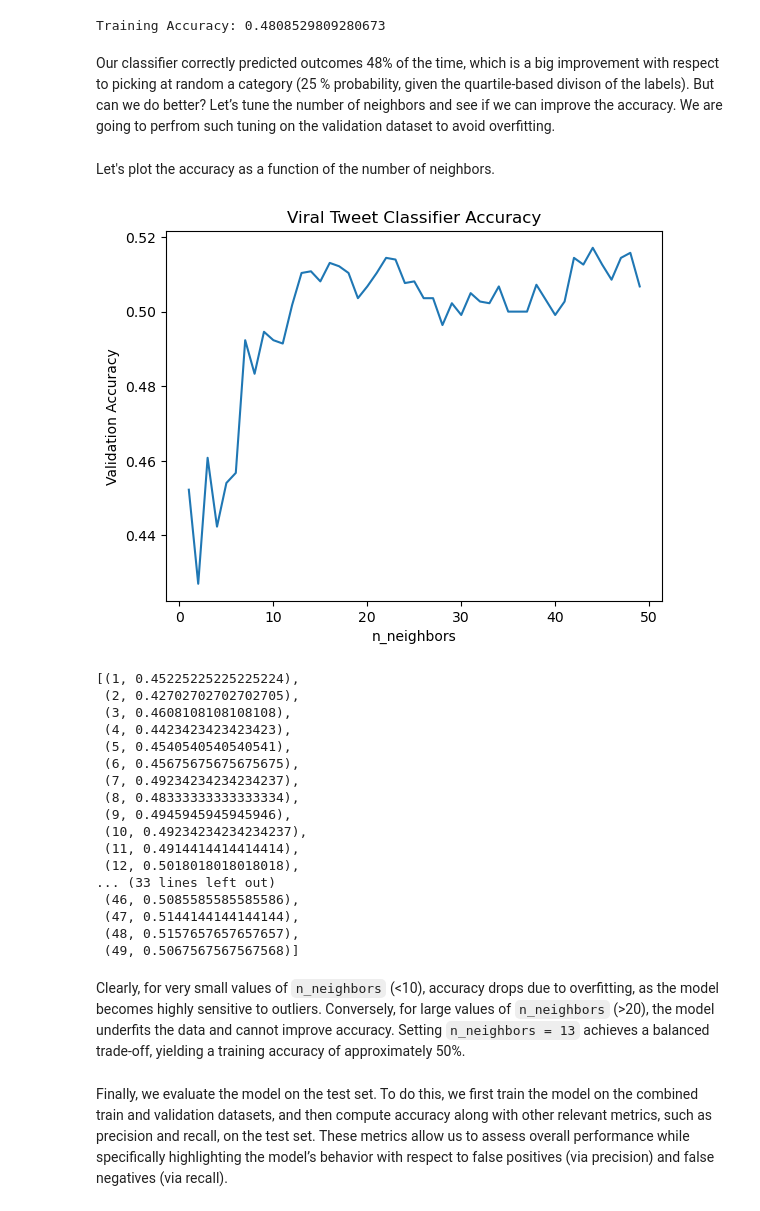
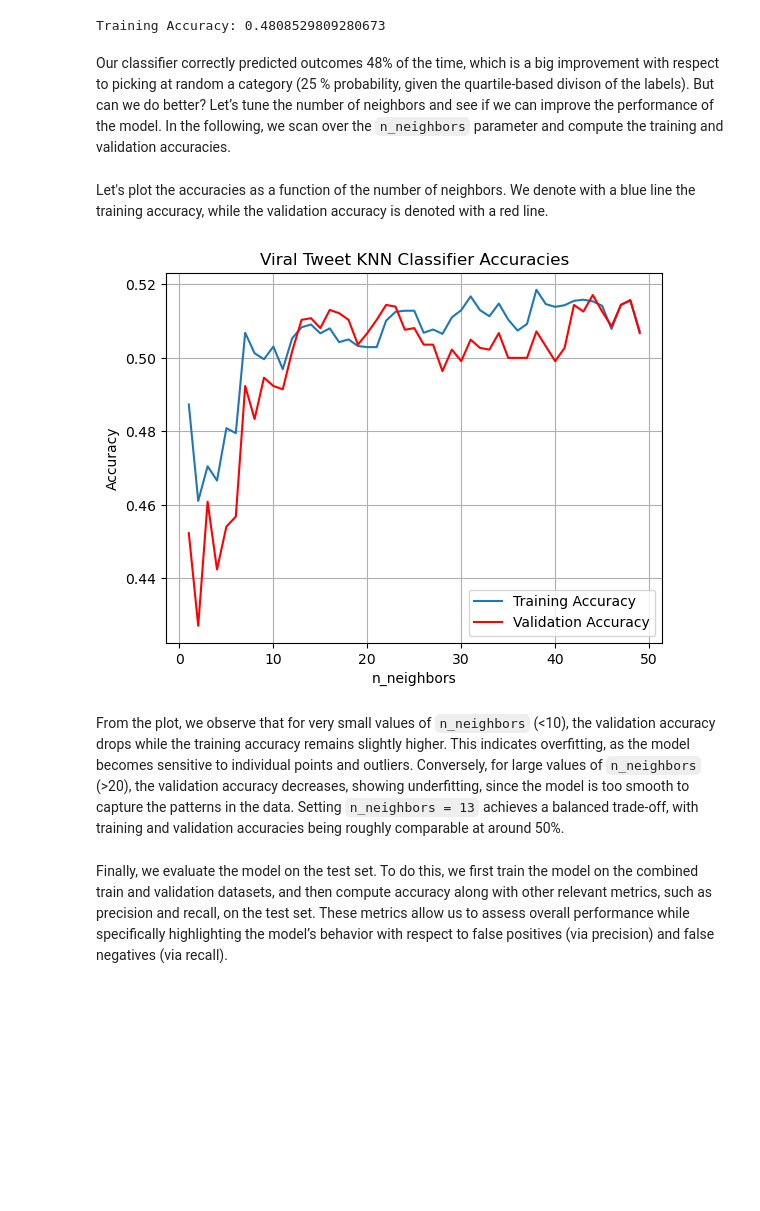
Before and after one commit to alessandrodondarini/tweet-virality-prediction, a Jupyter notebook: notebooks/supML_twitter.ipynb, the cells around one changed output. Saved outputs shown, nothing was run; the diff lists cells and outputs as text; code cells hidden in the pictures; blank space fills up the shorter version.

Commit message:
Extended discussion on hyperparameter tuning

```diff
--- a/notebooks/supML_twitter.ipynb
+++ b/notebooks/supML_twitter.ipynb
@@ -347,47 +347,35 @@ print('Training Accuracy:', accuracy_score(y_train, predicted_train_labels))
 # %% [output]
 Training Accuracy: 0.4808529809280673
 # %% [markdown]
-Our classifier correctly predicted outcomes 48% of the time, which is a big improvement with respect to picking at random a category (25 % probability, given the quartile-based divison of the labels). But can we do better? Let’s tune the number of neighbors and see if we can improve the accuracy. We are going to perfrom such tuning  on the validation dataset to avoid overfitting.
+Our classifier correctly predicted outcomes 48% of the time, which is a big improvement with respect to picking at random a category (25 % probability, given the quartile-based divison of the labels). But can we do better? Let’s tune the number of neighbors and see if we can improve the  performance of the model. In the following, we scan over the `n_neighbors` parameter and compute the training and validation accuracies.
 # %%
-accuracies = []
+accuracies_train = []
+accuracies_val = []
 
 for k in range(1,50):
     classifier = KNeighborsClassifier(n_neighbors=k)
     classifier.fit(X_train_scaled, y_train)
+    predicted_train_labels = classifier.predict(X_train_scaled)
     predicted_val_labels = classifier.predict(X_val_scaled)
-    accuracies.append(accuracy_score(y_val, predicted_val_labels))
+
+    accuracies_train.append(accuracy_score(y_train, predicted_train_labels))
+    accuracies_val.append(accuracy_score(y_val, predicted_val_labels))
 # %% [markdown]
-Let's plot the accuracy as a function of the number of neighbors.
+Let's plot the accuracies as a function of the number of neighbors. We denote with a blue line the training accuracy, while the validation accuracy is denoted with a red line.
 # %%
 klist= range(1,50)
-plt.plot(klist, accuracies)
+plt.plot(klist, accuracies_train, label= 'Training Accuracy')
+plt.plot(klist, accuracies_val, c = 'red', label = 'Validation Accuracy')
 plt.xlabel('n_neighbors')
-plt.ylabel('Validation Accuracy')
-plt.title("Viral Tweet Classifier Accuracy")
+plt.ylabel('Accuracy')
+plt.title("Viral Tweet KNN Classifier Accuracies")
+plt.legend()
+plt.grid(True)
 plt.show()
-
-list(zip(klist, accuracies))
 # %% [output]
-[figure, old version]
+[figure, new version]
-[(1, 0.45225225225225224),
- (2, 0.42702702702702705),
- (3, 0.4608108108108108),
- (4, 0.4423423423423423),
- (5, 0.4540540540540541),
- (6, 0.45675675675675675),
- (7, 0.49234234234234237),
- (8, 0.48333333333333334),
- (9, 0.4945945945945946),
- (10, 0.49234234234234237),
- (11, 0.4914414414414414),
- (12, 0.5018018018018018),
-... (33 lines left out)
- (46, 0.5085585585585586),
- (47, 0.5144144144144144),
- (48, 0.5157657657657657),
- (49, 0.5067567567567568)]
 # %% [markdown]
-Clearly, for very small values of `n_neighbors` (<10), accuracy drops due to overfitting, as the model becomes highly sensitive to outliers. Conversely, for large values of `n_neighbors` (>20), the model underfits the data and cannot improve accuracy. Setting `n_neighbors = 13` achieves a balanced trade-off, yielding a training accuracy of approximately 50%.
+From the plot, we observe that for very small values of `n_neighbors` (<10), the validation accuracy drops while the training accuracy remains slightly higher. This indicates overfitting, as the model becomes sensitive to individual points and outliers. Conversely, for large values of `n_neighbors` (>20), the validation accuracy decreases, showing underfitting, since the model is too smooth to capture the patterns in the data. Setting `n_neighbors = 13` achieves a balanced trade-off, with training and validation accuracies being roughly comparable at around 50%.
 # %% [markdown]
 Finally, we evaluate the model on the test set. To do this, we first train the model on the combined train and validation datasets, and then compute accuracy along with other relevant metrics, such as precision and recall, on the test set. These metrics allow us to assess overall performance while specifically highlighting the model’s behavior with respect to false positives (via precision) and false negatives (via recall).
 # %%
```
Also changed, not shown: parts of 28 cells of this notebook.
